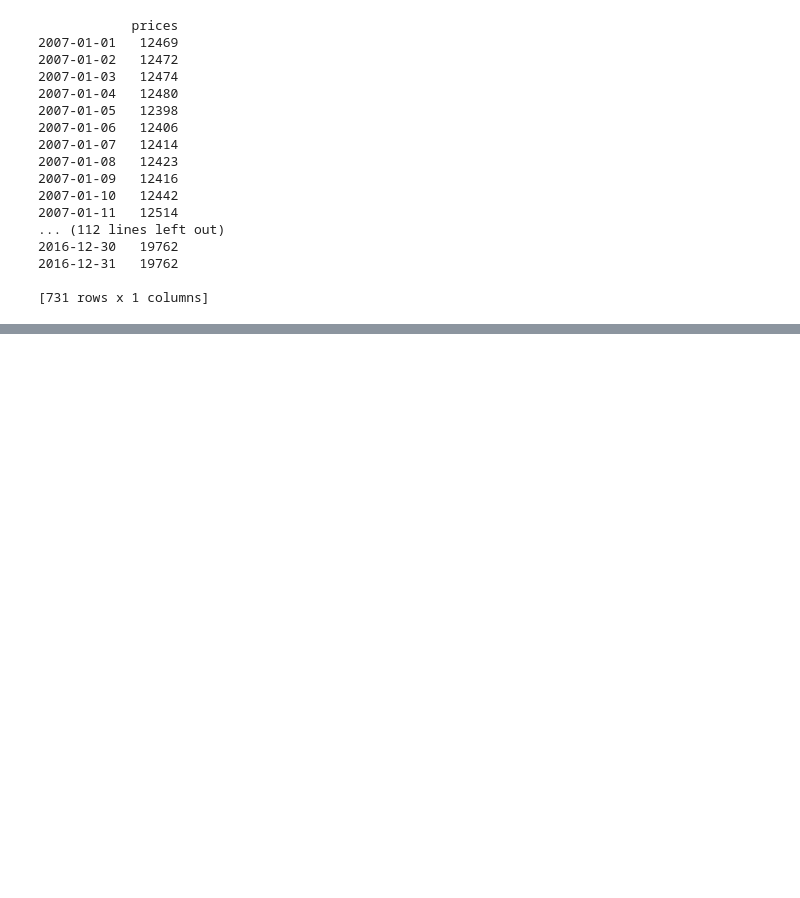
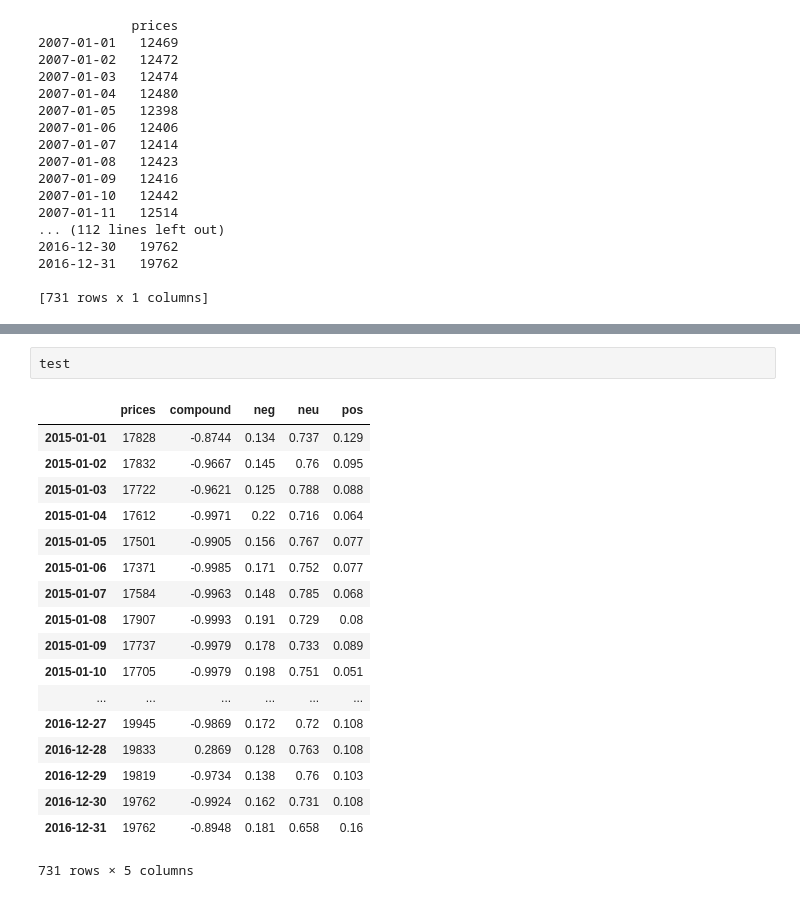
Before and after one commit to shanwaz1993/Stock_market_pre, a Jupyter notebook: Stock_market_prediction.ipynb, the cells around one changed output, grey strips where cells are left out. Cells and saved outputs as stored; diff of their text form; blank space fills up the shorter version.

```diff
--- a/Stock_market_prediction.ipynb
+++ b/Stock_market_prediction.ipynb
@@ -193,0 +290,21 @@ ModuleNotFoundError: No module named 'treeinterpreter'
+# %%
+test
+# %% [output]
+|  | prices | compound | neg | neu | pos |
+| 2015-01-01 | 17828 | -0.8744 | 0.134 | 0.737 | 0.129 |
+| 2015-01-02 | 17832 | -0.9667 | 0.145 | 0.76 | 0.095 |
+| 2015-01-03 | 17722 | -0.9621 | 0.125 | 0.788 | 0.088 |
+| 2015-01-04 | 17612 | -0.9971 | 0.22 | 0.716 | 0.064 |
+| 2015-01-05 | 17501 | -0.9905 | 0.156 | 0.767 | 0.077 |
+| 2015-01-06 | 17371 | -0.9985 | 0.171 | 0.752 | 0.077 |
+| 2015-01-07 | 17584 | -0.9963 | 0.148 | 0.785 | 0.068 |
+| 2015-01-08 | 17907 | -0.9993 | 0.191 | 0.729 | 0.08 |
+| 2015-01-09 | 17737 | -0.9979 | 0.178 | 0.733 | 0.089 |
+| 2015-01-10 | 17705 | -0.9979 | 0.198 | 0.751 | 0.051 |
+| ... | ... | ... | ... | ... | ... |
+| 2016-12-27 | 19945 | -0.9869 | 0.172 | 0.72 | 0.108 |
+| 2016-12-28 | 19833 | 0.2869 | 0.128 | 0.763 | 0.108 |
+| 2016-12-29 | 19819 | -0.9734 | 0.138 | 0.76 | 0.103 |
+| 2016-12-30 | 19762 | -0.9924 | 0.162 | 0.731 | 0.108 |
+| 2016-12-31 | 19762 | -0.8948 | 0.181 | 0.658 | 0.16 |
+731 rows × 5 columns
```
Also changed, not shown: parts of 14 cells of this notebook.
